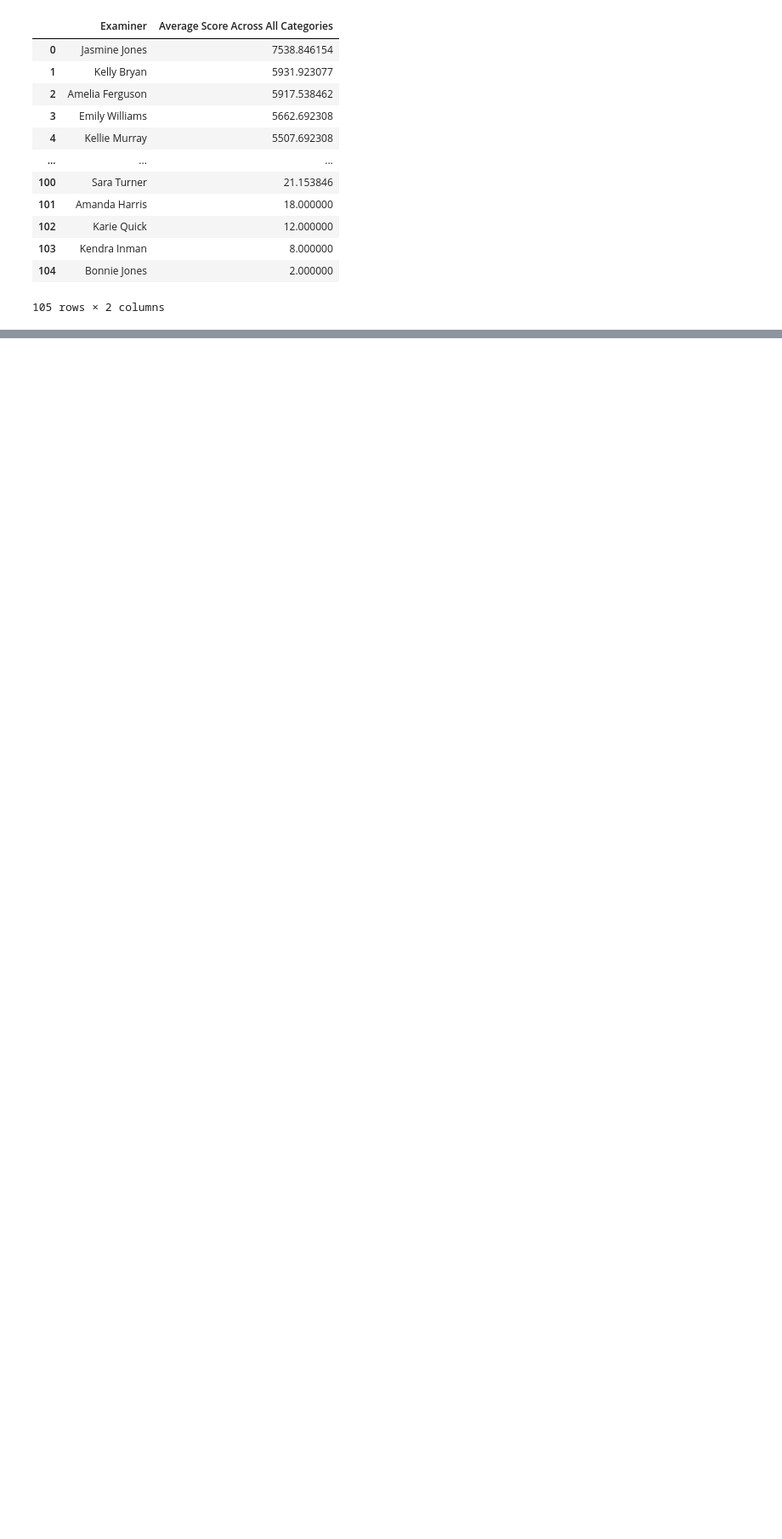
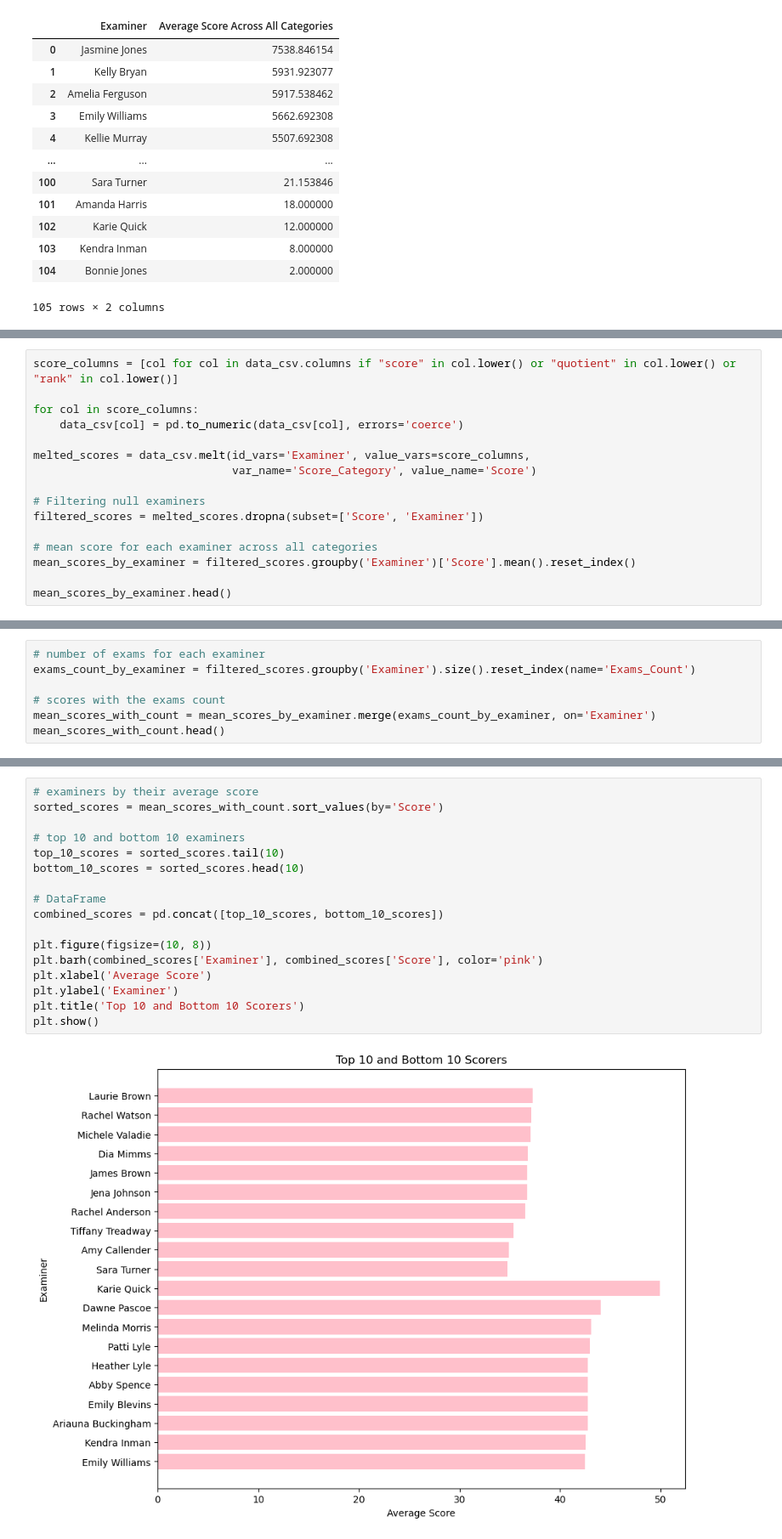
Before and after one commit to NSS-Full-Time-Data-Analytics-11/teis-project-tucker, a Jupyter notebook: TEISBDI.ipynb, the cells around one changed output, grey strips where cells are left out. Shown at 85% size. Drawn from its saved outputs; the diff is of its cells as text; blank space fills up the shorter version.

```diff
--- a/TEISBDI.ipynb
+++ b/TEISBDI.ipynb
@@ -680,0 +702,16 @@ examiner_summary_sorted_df.head()
+# %%
+score_columns = [col for col in data_csv.columns if "score" in col.lower() or "quotient" in col.lower() or "rank" in col.lower()]
+
+for col in score_columns:
+    data_csv[col] = pd.to_numeric(data_csv[col], errors='coerce')
+
+melted_scores = data_csv.melt(id_vars='Examiner', value_vars=score_columns,
+                              var_name='Score_Category', value_name='Score')
+
+# Filtering null examiners
+filtered_scores = melted_scores.dropna(subset=['Score', 'Examiner'])
+
+# mean score for each examiner across all categories
+mean_scores_by_examiner = filtered_scores.groupby('Examiner')['Score'].mean().reset_index()
+
+mean_scores_by_examiner.head()
@@ -680,0 +725,7 @@ examiner_summary_sorted_df.head()
+# %%
+# number of exams for each examiner
+exams_count_by_examiner = filtered_scores.groupby('Examiner').size().reset_index(name='Exams_Count')
+
+# scores with the exams count
+mean_scores_with_count = mean_scores_by_examiner.merge(exams_count_by_examiner, on='Examiner')
+mean_scores_with_count.head()
@@ -680,0 +739,19 @@ examiner_summary_sorted_df.head()
+# %%
+# examiners by their average score
+sorted_scores = mean_scores_with_count.sort_values(by='Score')
+
+# top 10 and bottom 10 examiners
+top_10_scores = sorted_scores.tail(10)
+bottom_10_scores = sorted_scores.head(10)
+
+# DataFrame
+combined_scores = pd.concat([top_10_scores, bottom_10_scores])
+
+plt.figure(figsize=(10, 8))
+plt.barh(combined_scores['Examiner'], combined_scores['Score'], color='pink')
+plt.xlabel('Average Score')
+plt.ylabel('Examiner')
+plt.title('Top 10 and Bottom 10 Scorers')
+plt.show()
+# %% [output]
+[figure, added]
```
Also changed, not shown: parts of 13 cells of this notebook.
